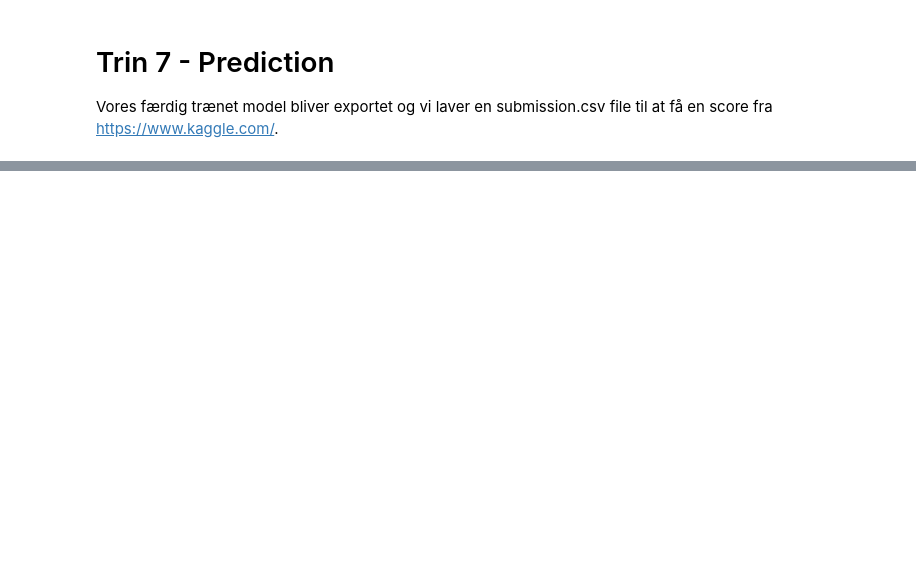
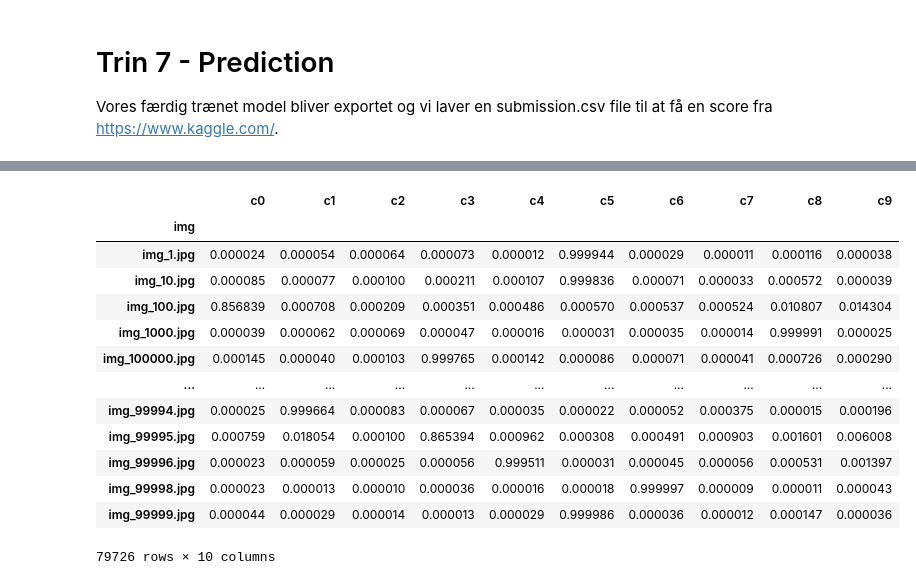
Before and after one commit to ZeroXitreo/SD1-AI-Eksamensprojekt, a Jupyter notebook: Main.ipynb, the cells around one changed output, grey strips where cells are left out. Saved outputs shown, nothing was run; the diff lists cells and outputs as text; code cells hidden in the pictures; blank space fills up the shorter version.

```diff
--- a/Main.ipynb
+++ b/Main.ipynb
@@ -141,25 +163,37 @@ import math
 # %%
 from pathlib import Path
 dfv = pd.read_csv("sample_submission.csv", index_col="img")
-
-def EvaluateNumber(x):
-    return x
 
 i = 0
 for test_img in test_gif:
     fileName = test_img.stem + test_img.suffix
     dfv.loc[fileName] = [predictions[i][0].item(),
                          predictions[i][1].item(),
                          predictions[i][2].item(),
                          predictions[i][3].item(),
                          predictions[i][4].item(),
                          predictions[i][5].item(),
                          predictions[i][6].item(),
                          predictions[i][7].item(),
                          predictions[i][8].item(),
                          predictions[i][9].item()]
     i = i + 1
 
 dfv
+# %% [output]
+|  | c0 | c1 | c2 | c3 | c4 | c5 | c6 | c7 | c8 | c9 |
+| img |  |  |  |  |  |  |  |  |  |  |
+| img_1.jpg | 0.000024 | 0.000054 | 0.000064 | 0.000073 | 0.000012 | 0.999944 | 0.000029 | 0.000011 | 0.000116 | 0.000038 |
+| img_10.jpg | 0.000085 | 0.000077 | 0.000100 | 0.000211 | 0.000107 | 0.999836 | 0.000071 | 0.000033 | 0.000572 | 0.000039 |
+| img_100.jpg | 0.856839 | 0.000708 | 0.000209 | 0.000351 | 0.000486 | 0.000570 | 0.000537 | 0.000524 | 0.010807 | 0.014304 |
+| img_1000.jpg | 0.000039 | 0.000062 | 0.000069 | 0.000047 | 0.000016 | 0.000031 | 0.000035 | 0.000014 | 0.999991 | 0.000025 |
+| img_100000.jpg | 0.000145 | 0.000040 | 0.000103 | 0.999765 | 0.000142 | 0.000086 | 0.000071 | 0.000041 | 0.000726 | 0.000290 |
+| ... | ... | ... | ... | ... | ... | ... | ... | ... | ... | ... |
+| img_99994.jpg | 0.000025 | 0.999664 | 0.000083 | 0.000067 | 0.000035 | 0.000022 | 0.000052 | 0.000375 | 0.000015 | 0.000196 |
+| img_99995.jpg | 0.000759 | 0.018054 | 0.000100 | 0.865394 | 0.000962 | 0.000308 | 0.000491 | 0.000903 | 0.001601 | 0.006008 |
+| img_99996.jpg | 0.000023 | 0.000059 | 0.000025 | 0.000056 | 0.999511 | 0.000031 | 0.000045 | 0.000056 | 0.000531 | 0.001397 |
+| img_99998.jpg | 0.000023 | 0.000013 | 0.000010 | 0.000036 | 0.000016 | 0.000018 | 0.999997 | 0.000009 | 0.000011 | 0.000043 |
+| img_99999.jpg | 0.000044 | 0.000029 | 0.000014 | 0.000013 | 0.000029 | 0.999986 | 0.000036 | 0.000012 | 0.000147 | 0.000036 |
+79726 rows × 10 columns
 # %%
 dfv.to_csv("submission.csv")
```
Also changed, not shown: parts of 16 cells of this notebook.
